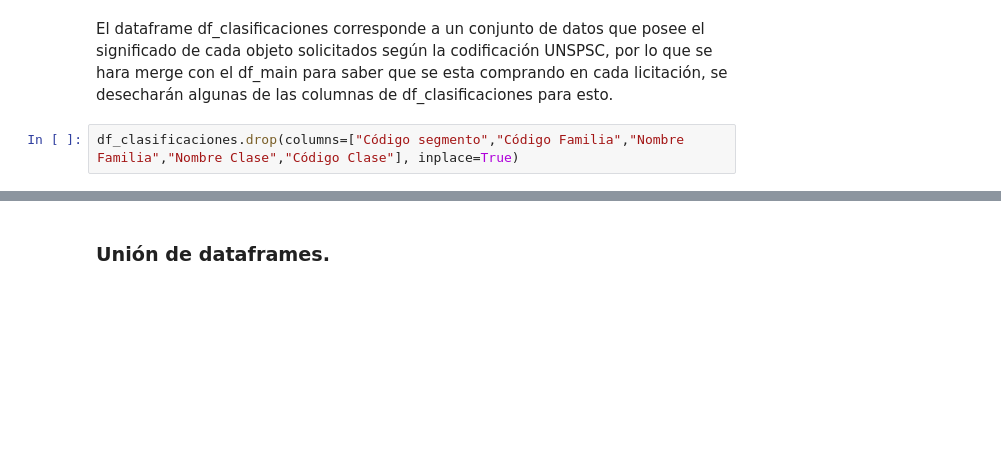
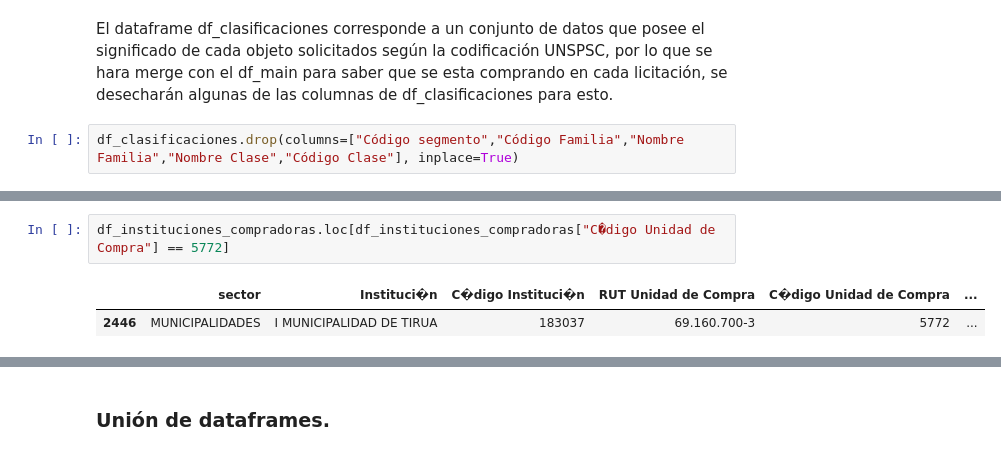
Before and after one commit to Camila-Rojas-05/Proyecto-IMT-2200-1-Grupo-14, a Jupyter notebook: Datos y trabajo con muestras/Revision_limpieza_2018.ipynb, the cells around one changed output, grey strips where cells are left out. Drawn from its saved outputs; the diff is of its cells as text; blank space fills up the shorter version.

```diff
--- a/Datos y trabajo con muestras/Revision_limpieza_2018.ipynb
+++ b/Datos y trabajo con muestras/Revision_limpieza_2018.ipynb
@@ -792,0 +531,5 @@ df_clasificaciones.drop(columns=["Código segmento","Código Familia","Nombre Fa
+# %%
+df_instituciones_compradoras.loc[df_instituciones_compradoras["C�digo Unidad de Compra"] == 5772]
+# %% [output]
+|  | sector | Instituci�n | C�digo Instituci�n | RUT Unidad de Compra | C�digo Unidad de Compra | ... |
+| 2446 | MUNICIPALIDADES | I MUNICIPALIDAD DE TIRUA | 183037 | 69.160.700-3 | 5772 | ... |
```
Also changed, not shown: parts of 79 cells of this notebook, 1 other file.
